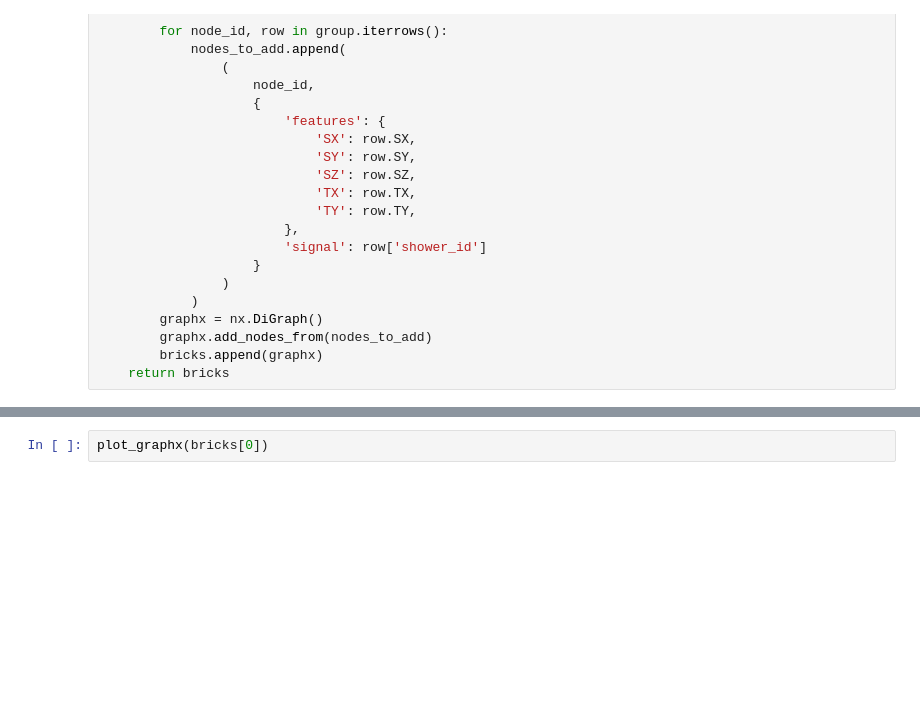
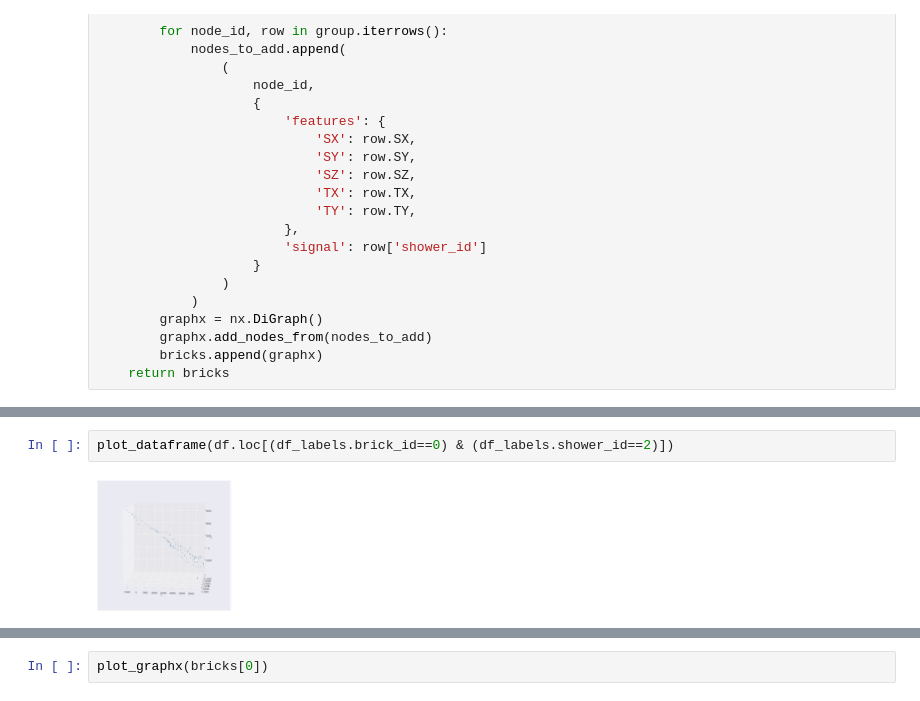
Before and after one commit to SchattenGenie/em_showers_separation, a Jupyter notebook: visualization.ipynb, the cells around one changed output, grey strips where cells are left out. Cells and saved outputs as stored; diff of their text form; blank space fills up the shorter version.

```diff
--- a/visualization.ipynb
+++ b/visualization.ipynb
@@ -96,0 +104,4 @@ bricks = csv_to_digraph(df)
+# %%
+plot_dataframe(df.loc[(df_labels.brick_id==0) & (df_labels.shower_id==2)])
+# %% [output]
+[figure, added]
```
Also changed, not shown: parts of 10 cells of this notebook.
